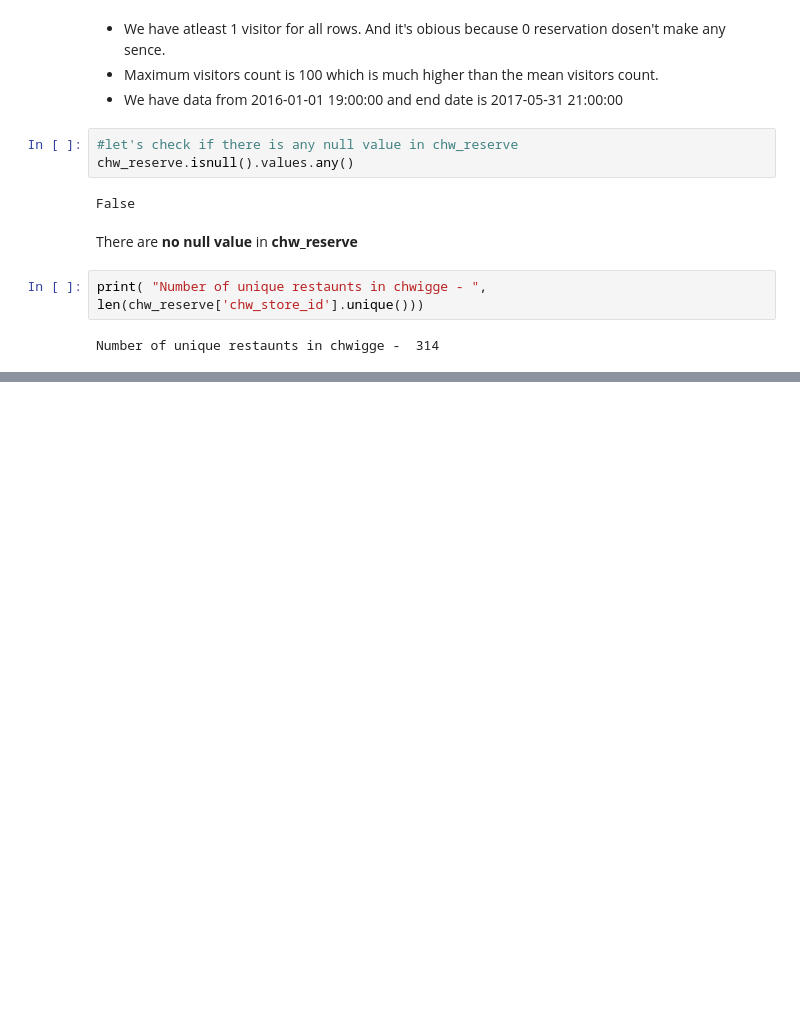
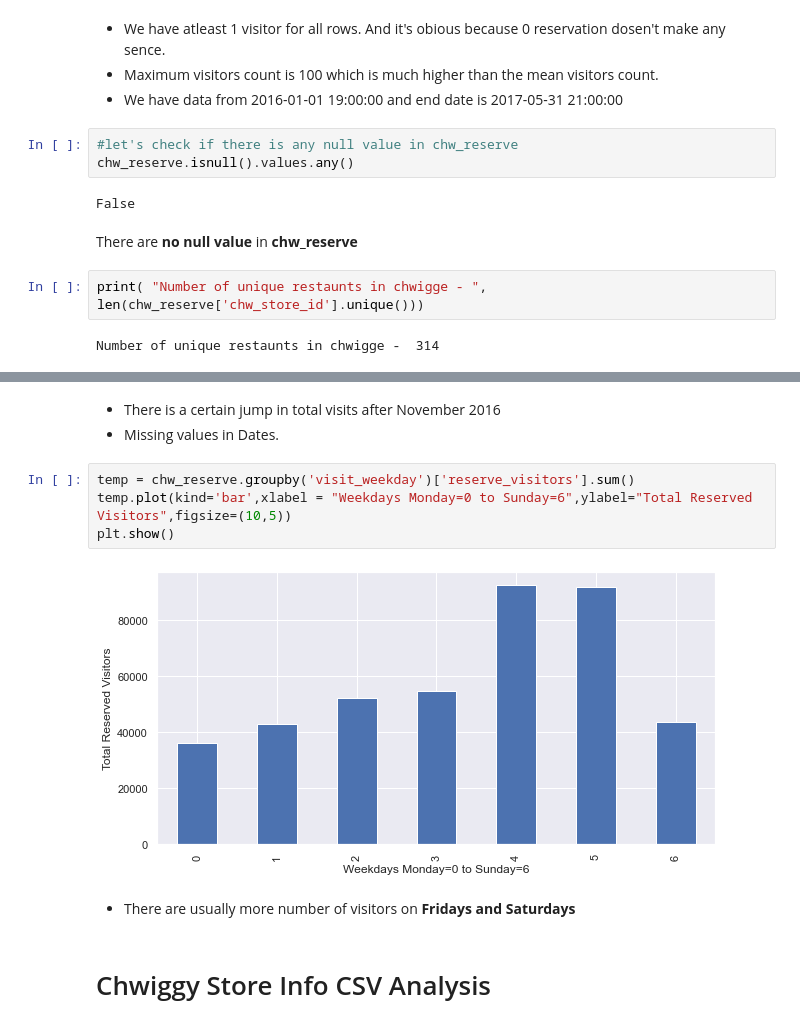
Before and after one commit to ChandrakantSahu17/IIITB_Sem1_ML_Project, a Jupyter notebook: OurCode_TerminalStack.ipynb, the cells around one changed output, grey strips where cells are left out. Cells and saved outputs as stored; diff of their text form; blank space fills up the shorter version.

Commit message:
chw_res analysis is done

```diff
--- a/OurCode_TerminalStack.ipynb
+++ b/OurCode_TerminalStack.ipynb
@@ -158,0 +165,13 @@ chw_reserve.head()
+# %% [markdown]
+* There is a certain jump in total visits after November 2016
+* Missing values in Dates.
+# %%
+temp = chw_reserve.groupby('visit_weekday')['reserve_visitors'].sum()
+temp.plot(kind='bar',xlabel = "Weekdays Monday=0 to Sunday=6",ylabel="Total Reserved Visitors",figsize=(10,5))
+plt.show()
+# %% [output]
+[figure, added]
+# %% [markdown]
+* There are usually more number of visitors on __Fridays and Saturdays__
+# %% [markdown]
+# Chwiggy Store Info CSV Analysis
```
Also changed, not shown: parts of 1 cell of this notebook.
